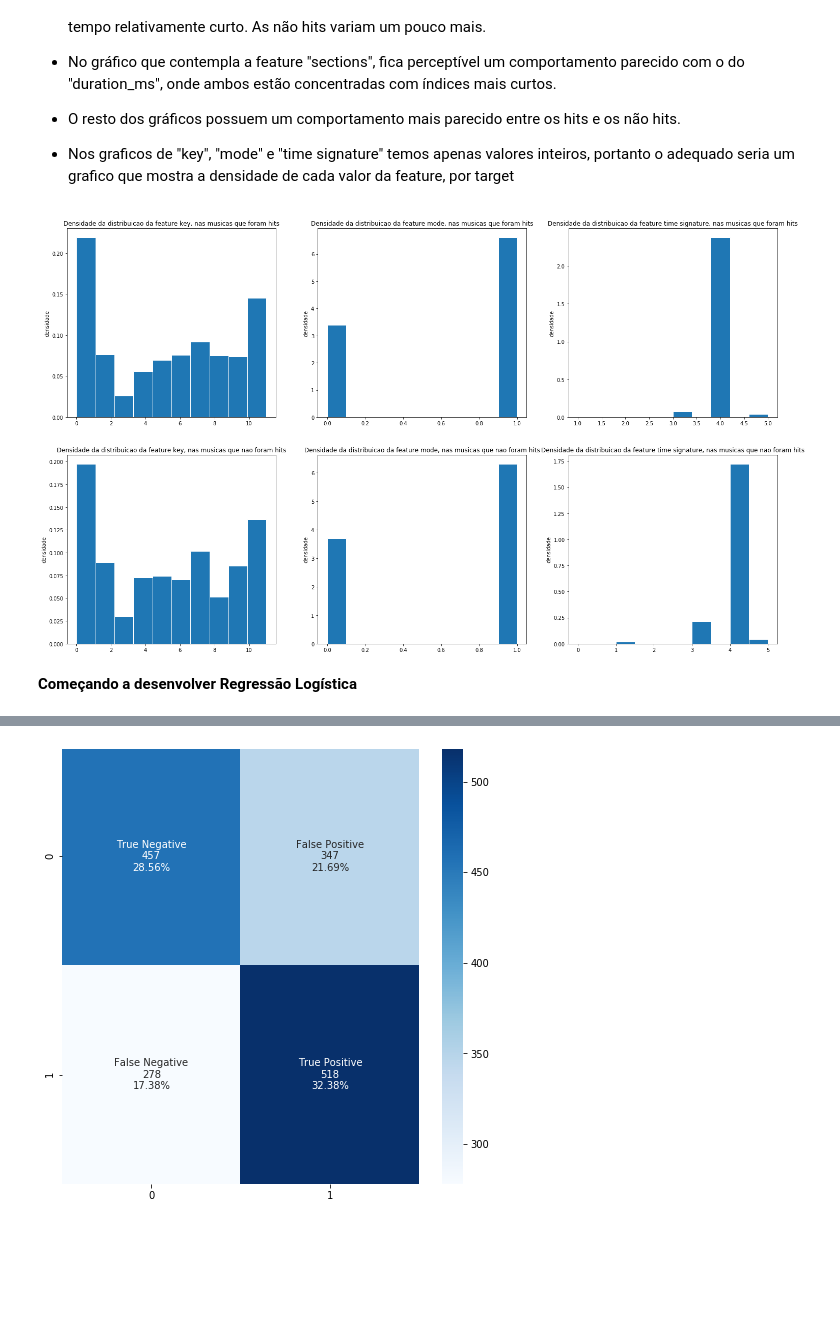
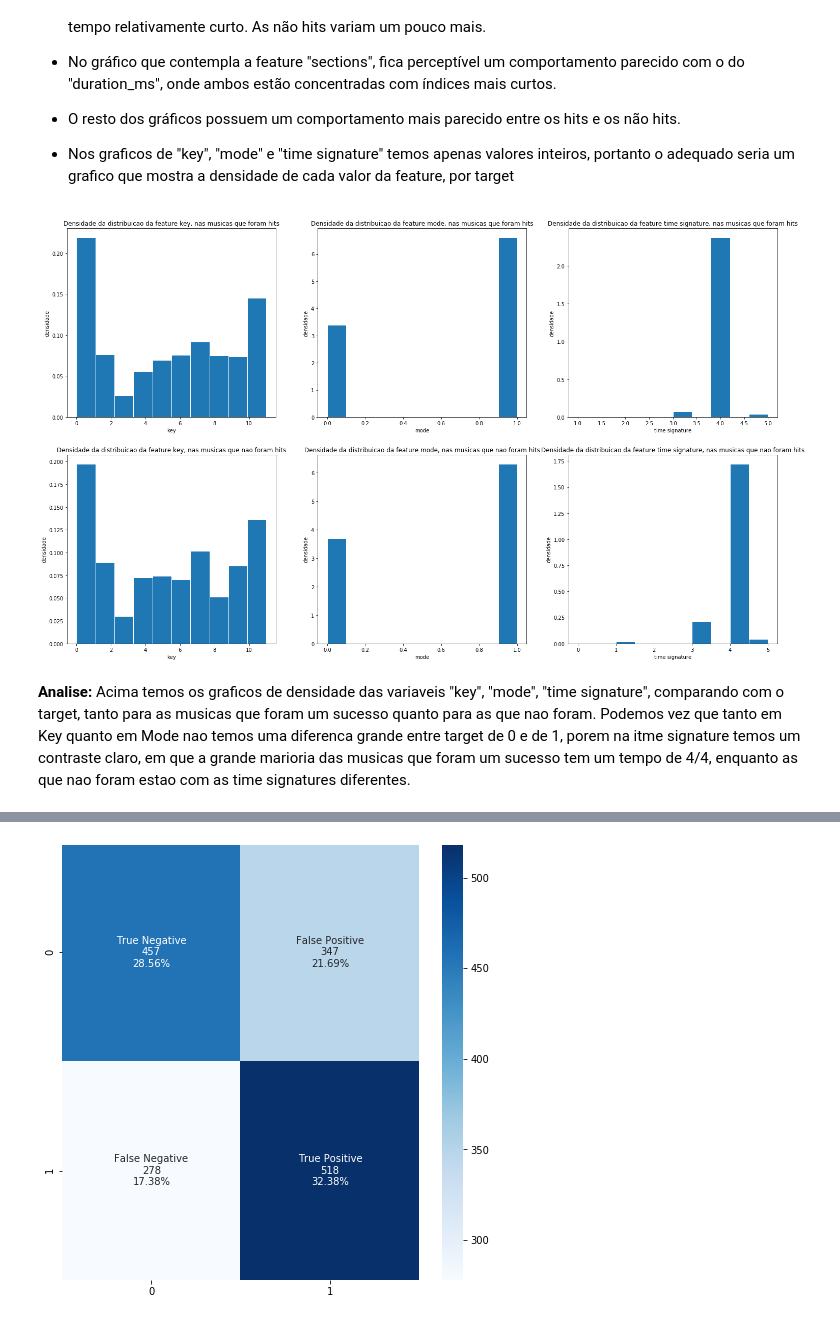
Before and after one commit to Cesar0106/Projeto2-Dados, a Jupyter notebook: Projeto 2 CDados.ipynb, the cells around one changed output, grey strips where cells are left out. Saved outputs shown, nothing was run; the diff lists cells and outputs as text; code cells hidden in the pictures; blank space fills up the shorter version.

```diff
--- a/Projeto 2 CDados.ipynb
+++ b/Projeto 2 CDados.ipynb
@@ -178,37 +178,42 @@ plt.subplot(231)
 plt.hist(hit["key"], edgecolor='white', density=True)
 plt.title("Densidade da distribuicao da feature key, nas musicas que foram hits")
 plt.ylabel('densidade')
-
+plt.xlabel('key')
 
 plt.subplot(234)
 plt.hist(not_hit["key"], edgecolor='white', density=True)
 plt.title("Densidade da distribuicao da feature key, nas musicas que nao foram hits")
 plt.ylabel('densidade')
+plt.xlabel('key')
 
 plt.subplot(232)
 plt.hist(hit["mode"], edgecolor='white', density=True)
 plt.title("Densidade da distribuicao da feature mode, nas musicas que foram hits")
 plt.ylabel('densidade')
-
+plt.xlabel('mode')
 
 plt.subplot(235)
 plt.hist(not_hit["mode"], edgecolor='white', density=True)
 plt.title("Densidade da distribuicao da feature mode, nas musicas que nao foram hits")
 plt.ylabel('densidade')
+plt.xlabel('mode')
 
 plt.subplot(233)
 plt.hist(hit["time_signature"], edgecolor='white', density=True)
 plt.title("Densidade da distribuicao da feature time signature, nas musicas que foram hits")
 plt.ylabel('densidade')
+plt.xlabel('time signature')
 
 
 plt.subplot(236)
 plt.hist(not_hit["time_signature"], edgecolor='white', density=True)
 plt.title("Densidade da distribuicao da feature time signature, nas musicas que nao foram hits")
 plt.ylabel('densidade')
+plt.xlabel('time signature')
 
 plt.show()
 # %% [output]
-[figure, old version]
+[figure, new version]
-# %% [markdown]
-**Começando a desenvolver Regressão Logística**
+# %% [markdown]
+**Analise:**
+Acima temos os graficos de densidade das variaveis "key", "mode", "time signature", comparando com o target, tanto para as musicas que foram um sucesso quanto para as que nao foram. Podemos vez que tanto em Key quanto em Mode nao temos uma diferenca grande entre target de 0 e de 1, porem na itme signature temos um contraste claro, em que a grande marioria das musicas que foram um sucesso tem um tempo de 4/4, enquanto as que nao foram estao com as time signatures diferentes.
```
Also changed, not shown: parts of 12 cells of this notebook, 1 other file.
